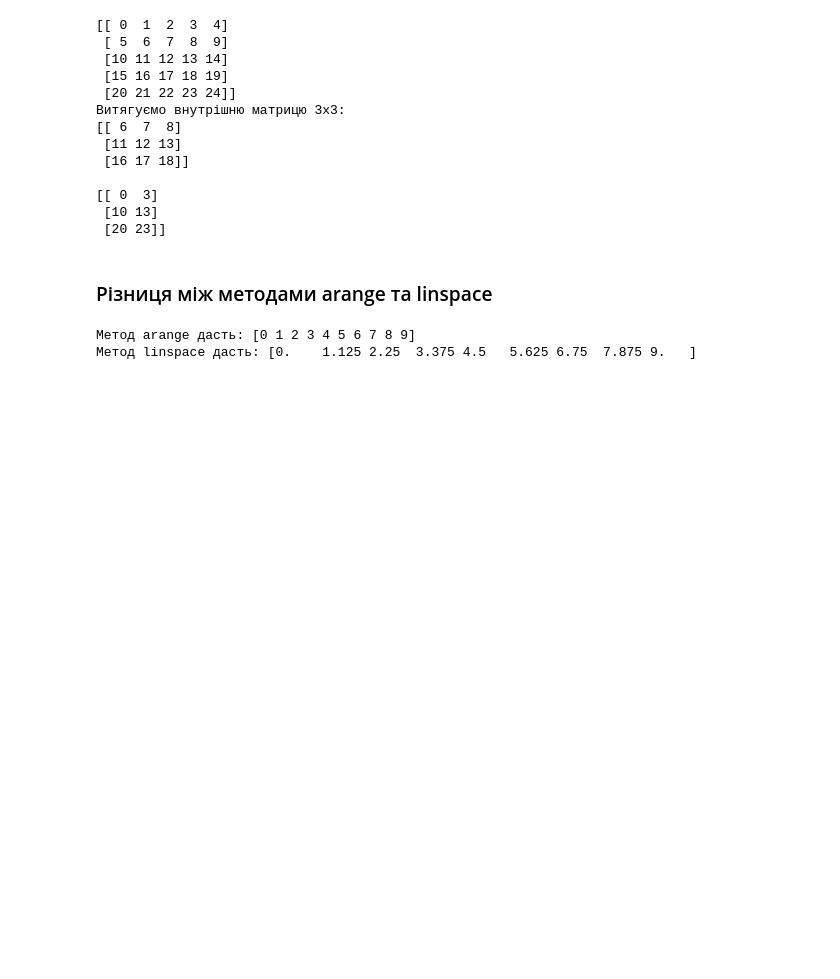
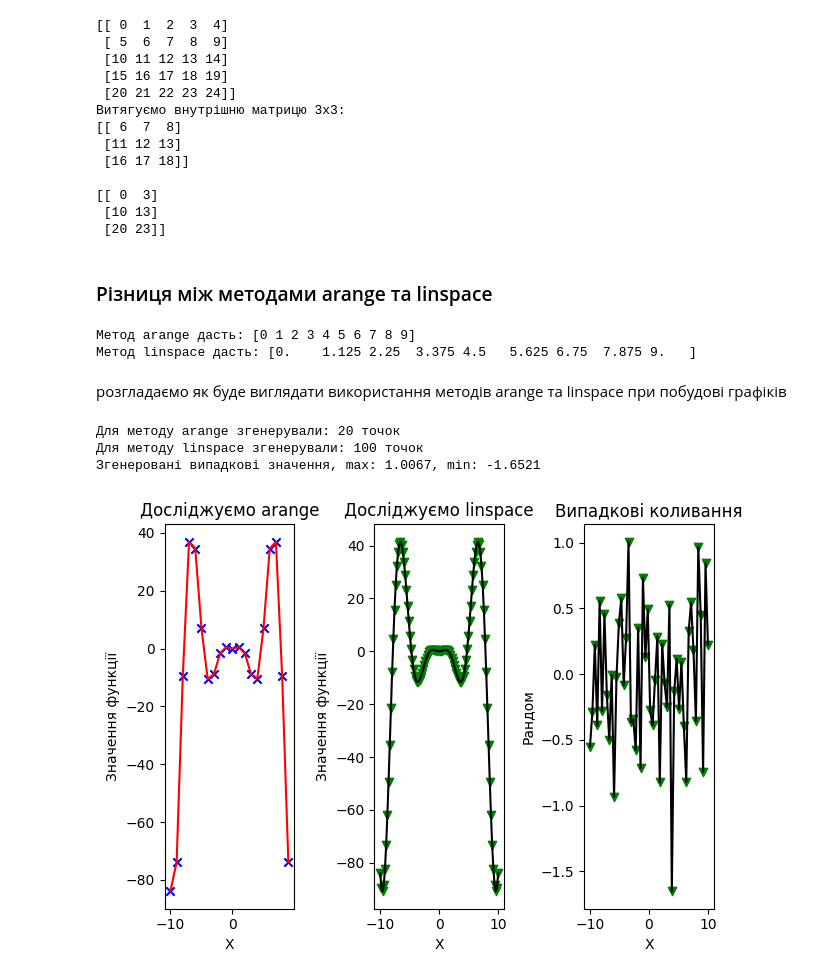
Before and after one commit to BobasB/2024_kn41_nm, a Jupyter notebook: 3_lab/1.ipynb, the cells around one changed output. Saved outputs shown, nothing was run; the diff lists cells and outputs as text; code cells hidden in the pictures; blank space fills up the shorter version.

Commit message:
розглянули графіки та приклади використання бібіліотеки

```diff
--- a/3_lab/1.ipynb
+++ b/3_lab/1.ipynb
@@ -215,3 +220,52 @@ print(f"""
 # %% [output]
 Метод arange дасть: [0 1 2 3 4 5 6 7 8 9]
 Метод linspace дасть: [0.    1.125 2.25  3.375 4.5   5.625 6.75  7.875 9.   ]
+# %% [markdown]
+розгладаємо як буде виглядати використання методів arange та linspace при побудові графіків
+# %%
+import matplotlib.pyplot as plt
+
+fig, (ax1, ax2, ax3) = plt.subplots(1,3)
+
+ax1.set_title("Досліджуємо arange")
+ax1.set_xlabel("X")
+ax1.set_ylabel("Значення функції")
+
+ax2.set_title("Досліджуємо linspace")
+ax2.set_xlabel("X")
+ax2.set_ylabel("Значення функції")
+
+ax3.set_title("Випадкові коливання")
+ax3.set_xlabel("X")
+ax3.set_ylabel("Рандом")
+
+xa = np.arange(-10, 10) # тут можна коригувати крок, дефолтний = 1
+print(f"Для методу arange згенерували: {xa.size} точок")
+ya = xa**2 * np.cos(xa)
+
+#####
+xl = np.linspace(-10, 10, 100)  # 50 значень, можемо коригувати кількість
+print(f"Для методу linspace згенерували: {xl.size} точок")
+yl = xl**2 * np.cos(xl)
+
+#####
+xr = np.linspace(-10,10)
+yr = np.random.normal(0, 0.5, 50).round(4)
+print(f"Згенеровані випадкові значення, max: {yr.max()}, min: {yr.min()}")
+
+ax1.plot(xa, ya, color="red")
+ax1.scatter(xa, ya, color='blue', marker='x')
+
+ax2.plot(xl, yl, color="black")
+ax2.scatter(xl, yl, color='green', marker='v')
+
+ax3.plot(xr, yr, color="black")
+ax3.scatter(xr, yr, color='green', marker='v')
+
+plt.tight_layout()
+plt.show()
+# %% [output]
+Для методу arange згенерували: 20 точок
+Для методу linspace згенерували: 100 точок
+Згенеровані випадкові значення, max: 1.0067, min: -1.6521
+[figure, added]
```
Also changed, not shown: parts of 6 cells of this notebook.
